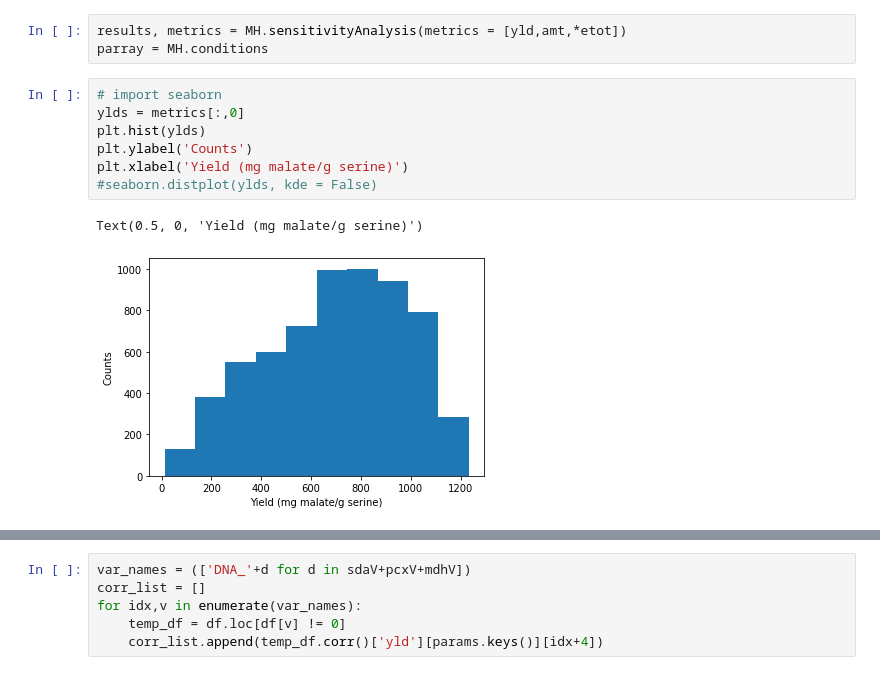
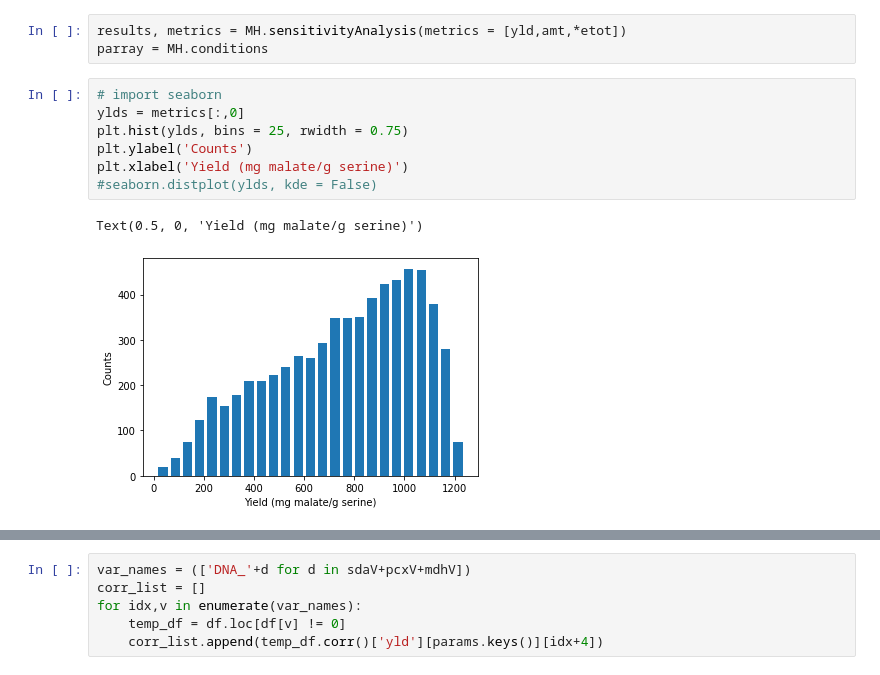
Before and after one commit to carothersresearch/ODBM, a Jupyter notebook: buildModelFromExcel.ipynb, the cells around one changed output, grey strips where cells are left out. Saved outputs shown, nothing was run; the diff lists cells and outputs as text.

```diff
--- a/buildModelFromExcel.ipynb
+++ b/buildModelFromExcel.ipynb
@@ -107,13 +117,13 @@ parray = MH.conditions
 # %%
 # import seaborn
 ylds = metrics[:,0]
-plt.hist(ylds)
+plt.hist(ylds, bins = 25, rwidth = 0.75)
 plt.ylabel('Counts')
 plt.xlabel('Yield (mg malate/g serine)')
 #seaborn.distplot(ylds, kde = False)
 # %% [output]
 Text(0.5, 0, 'Yield (mg malate/g serine)')
-[figure, old version]
+[figure, new version]
 # %%
 df = pd.DataFrame({**params,'yld':ylds})
 (df.corr()['yld'][params.keys()]).plot(kind = 'bar', legend = False, rot = 75)
```
Also changed, not shown: parts of 9 cells of this notebook, 4 other files.
